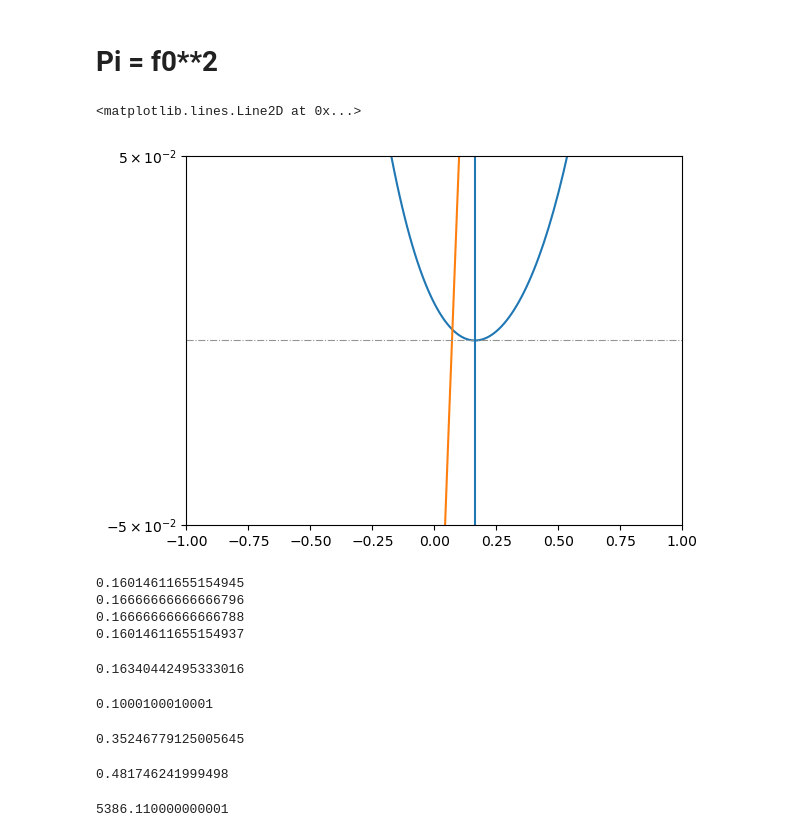
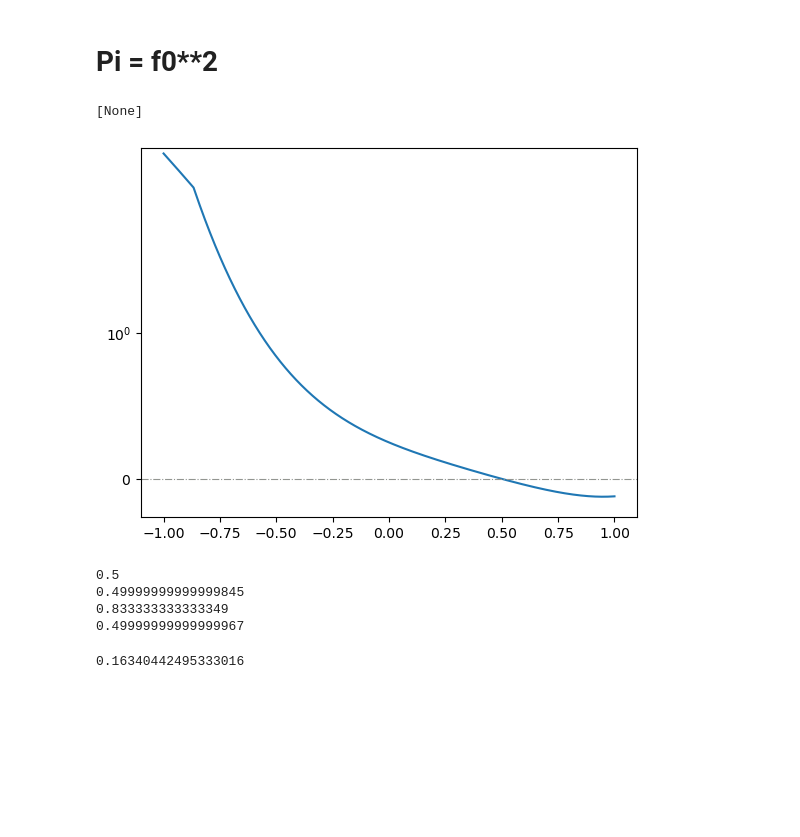
Before and after one commit to dmarchp/TFM_code, a Jupyter notebook: det_sols_f0_as_pi/f0poly_sols_f02aspi.ipynb, the cells around one changed output. Saved outputs shown, nothing was run; the diff lists cells and outputs as text; code cells hidden in the pictures; blank space fills up the shorter version.

```diff
--- a/det_sols_f0_as_pi/f0poly_sols_f02aspi.ipynb
+++ b/det_sols_f0_as_pi/f0poly_sols_f02aspi.ipynb
@@ -55,28 +65,28 @@ def f0poly_liml0(f0, pi1, pi2, q1, q2, mu):
 # %%
 # f0vals = np.arange(0.0,1.001,0.001)
-# f0vals = np.arange(-1.0,1.001,0.001)
-f0vals = np.arange(-3.0,3.01,0.01)
+f0vals = np.arange(-1.0,1.001,0.001)
+# f0vals = np.arange(-3.0,3.01,0.01)
 # f0vals = np.arange(-100.0,100.1,0.1)
 pi = 1.0
-q = 10.0
-l = 0.6
+q = 2.0
+l = 0.4
 mu = 0.0
 f0polyVals = f0_poly4_f0sqasPi(f0vals, pi, pi, q, q, l, mu)
-f0polyDerivVals = f0_poly4_deriv_f0sqasPi(f0vals, pi, pi, q, q, l, mu)
+# f0polyDerivVals = f0_poly4_deriv_f0sqasPi(f0vals, pi, pi, q, q, l, mu)
 # f0polyVals_l1 = f0poly_liml1(f0vals, q, q, mu)
 # f0polyVals_l0 = f0poly_liml0(f0vals, pi, pi, q, q, mu)
 # %%
 fig, ax = plt.subplots()
 ax.plot(f0vals, f0polyVals)
-ax.plot(f0vals, f0polyDerivVals) # algo falla aqui...
+# ax.plot(f0vals, f0polyDerivVals)
 # ax.plot(f0vals, f0polyVals_l0)
 ax.axhline(0.0, ls='-.', lw=0.8, color='xkcd:gray')
-ax.set(yscale='symlog', ylim=(-0.05, 0.05))
-ax.set_xlim(-1,1)
-ax.axvline(0.16340442495333016)
+ax.set(yscale='symlog') # ylim=(-0.001, 0.001)
+# ax.set_xlim(0.1,0.2)
+# ax.axvline(0.16340442495333016)
 # %% [output]
-<matplotlib.lines.Line2D at 0x...>
+[None]
-[figure, old version]
+[figure, new version]
 # %%
 sol1 = fsolve(f0_poly4_f0sqasPi, 0.1, args=(pi, pi, q, q, l, mu))
 print(sol1[0])
@@ -90,16 +100,12 @@ print(sol3[0])
 sol4 = fsolve(f0_poly4_f0sqasPi, -1000, args=(pi, pi, q, q, l, mu))
 print(sol4[0])
 # %% [output]
-0.16014611655154945
-0.16666666666666796
-0.16666666666666788
-0.16014611655154937
+0.5
+0.49999999999999845
+0.833333333333349
+0.49999999999999967
 # %%
 sol = fsolve(f0_poly4_deriv_f0sqasPi, 0.16, args=(pi, pi, q, q, l, mu))
 print(sol[0])
 # %% [output]
 0.16340442495333016
-# %%
-1/(q*l)
-# %% [output]
-0.1000100010001
@@ -108,12 +111,0 @@ sol = fsolve(f0poly_liml0, 0.5, args=(pi, pi, q, q, mu))
-# %%
-sol[0]
-# %% [output]
-0.35246779125005645
-# %%
-0.1**(1/2)/0.1**(1/3)/
-# %% [output]
-0.481746241999498
-# %%
-f0_poly4_f0sqasPi(-10,1,1,10,10,0.5,0)
-# %% [output]
-5386.110000000001
```
Also changed, not shown: parts of 5 cells of this notebook, 16 other files.
